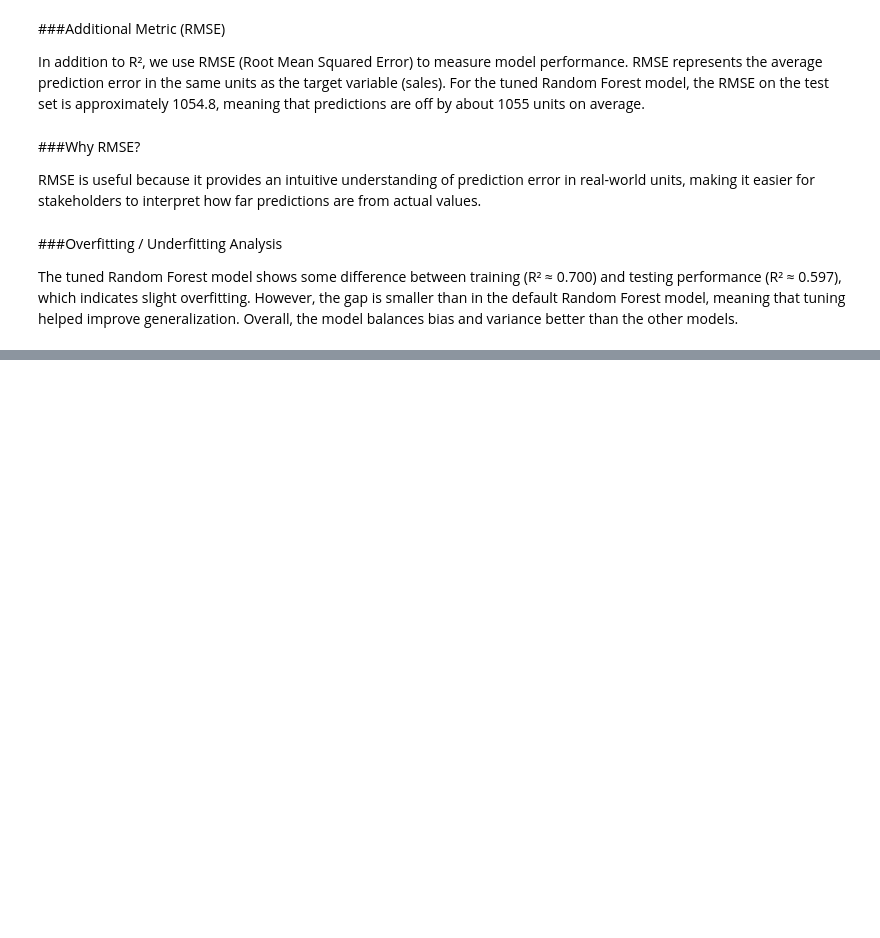
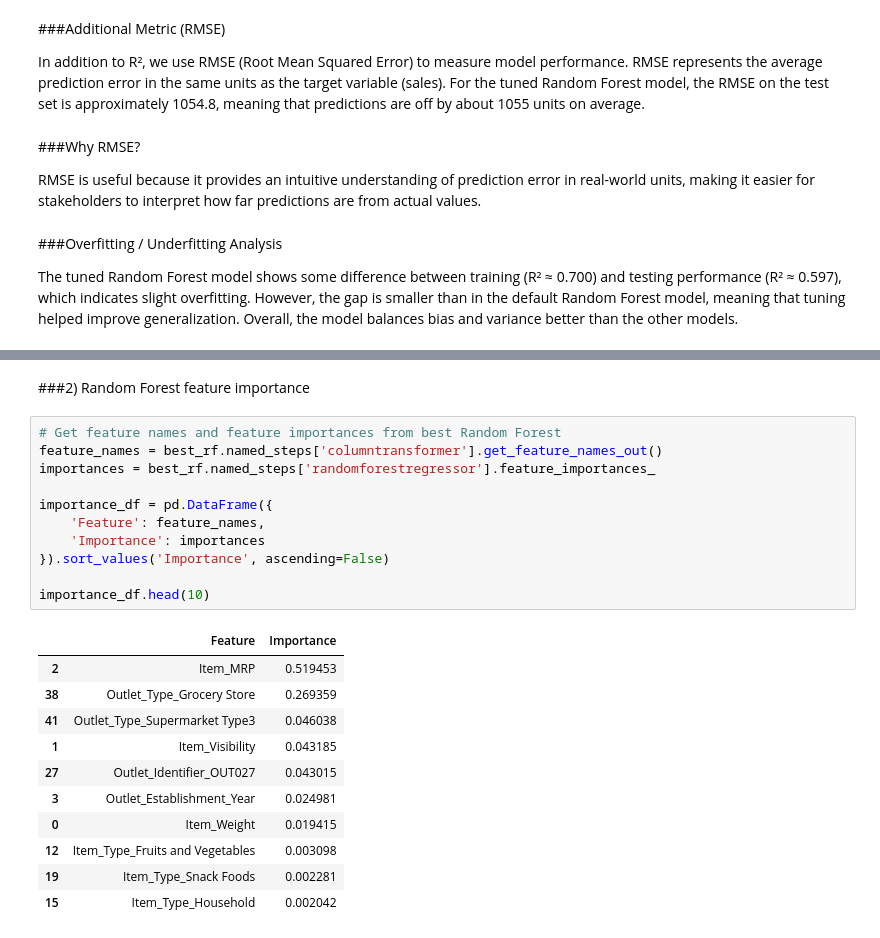
Before and after one commit to HanaaMaswada/Prediction-of-Product-Sales, a Jupyter notebook: Project_1(Core).ipynb, the cells around one changed output, grey strips where cells are left out. Drawn from its saved outputs; the diff is of its cells as text; blank space fills up the shorter version.

```diff
--- a/Project_1(Core).ipynb
+++ b/Project_1(Core).ipynb
@@ -979,0 +1058,25 @@ Overall, the model balances bias and variance better than the other models.
+# %% [markdown]
+###2) Random Forest feature importance
+# %%
+# Get feature names and feature importances from best Random Forest
+feature_names = best_rf.named_steps['columntransformer'].get_feature_names_out()
+importances = best_rf.named_steps['randomforestregressor'].feature_importances_
+
+importance_df = pd.DataFrame({
+    'Feature': feature_names,
+    'Importance': importances
+}).sort_values('Importance', ascending=False)
+
+importance_df.head(10)
+# %% [output]
+|  | Feature | Importance |
+| 2 | Item_MRP | 0.519453 |
+| 38 | Outlet_Type_Grocery Store | 0.269359 |
+| 41 | Outlet_Type_Supermarket Type3 | 0.046038 |
+| 1 | Item_Visibility | 0.043185 |
+| 27 | Outlet_Identifier_OUT027 | 0.043015 |
+| 3 | Outlet_Establishment_Year | 0.024981 |
+| 0 | Item_Weight | 0.019415 |
+| 12 | Item_Type_Fruits and Vegetables | 0.003098 |
+| 19 | Item_Type_Snack Foods | 0.002281 |
+| 15 | Item_Type_Household | 0.002042 |
```
Also changed, not shown: parts of 12 cells of this notebook.
